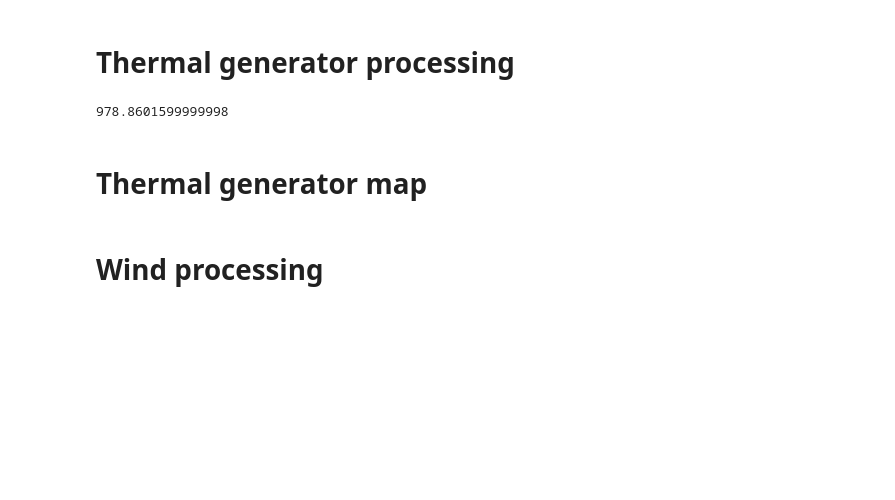
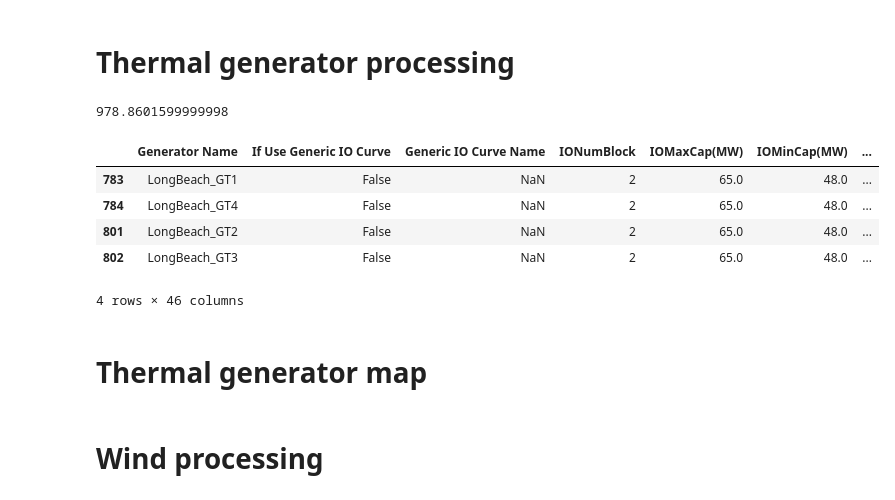
Before and after one commit to niklauskun/STESTS-Archive, a Jupyter notebook: 2032 ADS PCM V2.4.1 Public Data/ADS_Preprocessing_CurrentMiX.ipynb, the cells around one changed output. Saved outputs shown, nothing was run; the diff lists cells and outputs as text; code cells hidden in the pictures; blank space fills up the shorter version.

```diff
--- a/2032 ADS PCM V2.4.1 Public Data/ADS_Preprocessing_CurrentMiX.ipynb
+++ b/2032 ADS PCM V2.4.1 Public Data/ADS_Preprocessing_CurrentMiX.ipynb
@@ -72,7 +72,7 @@ load_reduced.to_csv('Processed Data/Load.csv')
 # Thermal generator processing
 # %%
 genlist = pd.read_csv('Public Data/GeneratorList.csv',header=2, encoding='ISO-8859-1', usecols=['Name','SubType','Area Name','InitialDispatch(MW)','ServiceStatus','DevStatus'])
-thermalgenlist = pd.read_csv('Public Data/Thermal_General_Info.csv',header=1, encoding='ISO-8859-1', usecols=['GeneratorName','MustRun','Fuel Name','MinimumDownTime(hr)','MinimumUpTime(hr)','RampUp Rate(MW/minute)','RampDn Rate(MW/minute)','Startup Cost Fixed($)','Startup Fuel Name','StartFuel(MMBTu)','VOM Cost'])
+thermalgenlist = pd.read_csv('Public Data/Thermal_General_Info.csv',header=1, encoding='ISO-8859-1', usecols=['GeneratorName','MustRun','Fuel Name','MinimumDownTime(hr)','MinimumUpTime(hr)','RampUp Rate(MW/minute)','RampDn Rate(MW/minute)','Startup Cost Fixed($)','Startup Fuel Name','StartFuel(MMBTu)','VOM Cost','QuickStart'])
 thermalgencurve = pd.read_csv('Public Data/Thermal_IOCurve_Info.csv',header=1, encoding='ISO-8859-1',usecols=['Generator Name','If Use Generic IO Curve','Generic IO Curve Name','IONumBlock','IOMaxCap(MW)','IOMinCap(MW)','MinInput(MMBTu)','IncCap2(MW)','IncHR2(MMBTu/MWh)','IncCap3(MW)','IncHR3(MMBTu/MWh)','IncCap4(MW)','IncHR4(MMBTu/MWh)','IncCap5(MW)','IncHR5(MMBTu/MWh)','IncCap6(MW)','IncHR6(MMBTu/MWh)'])
 fuelcost = pd.read_csv('Public Data/FuelCost_Monthly.csv',header=1, encoding='ISO-8859-1')
 thermalgencurve = thermalgencurve[~thermalgencurve['If Use Generic IO Curve']]
@@ -108,6 +108,15 @@ thermalgen = thermalgen[(thermalgen['DevStatus'] == 'Existing')&(thermalgen['Ser
 thermalgen['MustRun'] = thermalgen['MustRun'].astype(int)
 # %%
 thermalgen.loc[(thermalgen['InitialDispatch(MW)'] == 0) & (thermalgen['MustRun'] == 1), 'InitialDispatch(MW)'] = thermalgen['IOMinCap(MW)']
+# %%
+thermalgen[(thermalgen['QuickStart']==True) & (thermalgen['Zone']==2) ]
+# %% [output]
+|  | Generator Name | If Use Generic IO Curve | Generic IO Curve Name | IONumBlock | IOMaxCap(MW) | IOMinCap(MW) | ... |
+| 783 | LongBeach_GT1 | False | NaN | 2 | 65.0 | 48.0 | ... |
+| 784 | LongBeach_GT4 | False | NaN | 2 | 65.0 | 48.0 | ... |
+| 801 | LongBeach_GT2 | False | NaN | 2 | 65.0 | 48.0 | ... |
+| 802 | LongBeach_GT3 | False | NaN | 2 | 65.0 | 48.0 | ... |
+4 rows × 46 columns
 # %%
 thermalgen.to_csv('Processed Data/ThermalGen_Full_C.csv')
 # %%
```
Also changed, not shown: parts of 2 cells of this notebook, 7 other files.
